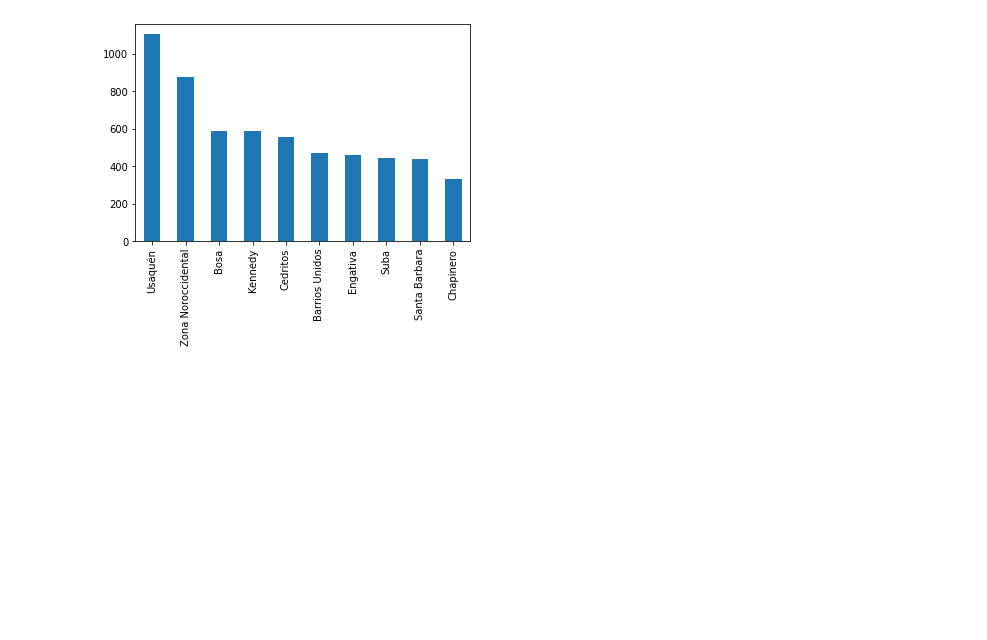
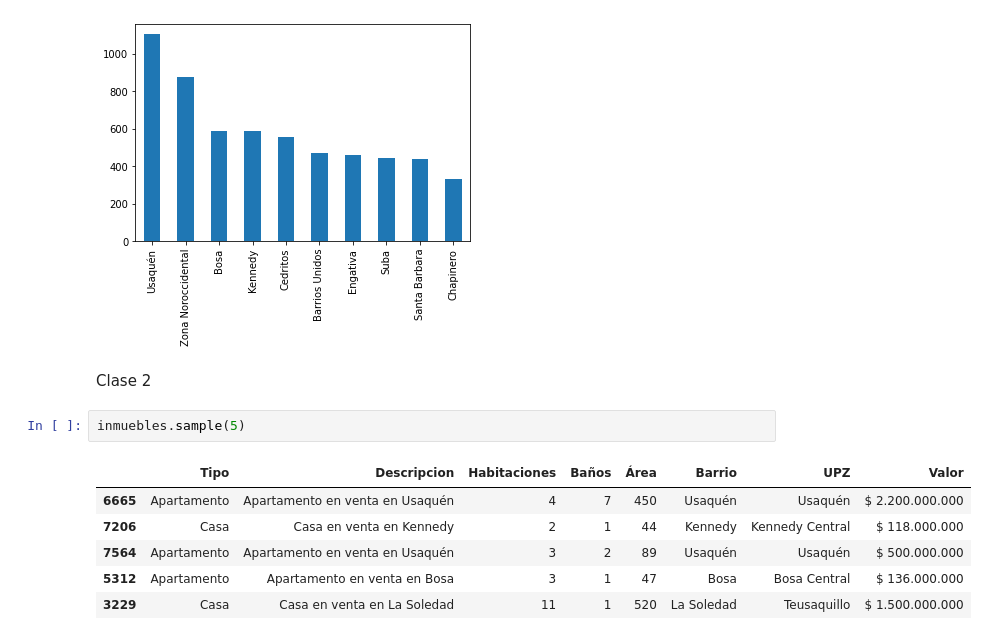
Before and after one commit to FernandoDz/Inmersion-de-Datos, a Jupyter notebook: InmersionDatos.ipynb, the cells around one changed output. Cells and saved outputs as stored; diff of their text form; blank space fills up the shorter version.

```diff
--- a/InmersionDatos.ipynb
+++ b/InmersionDatos.ipynb
@@ -154,3 +154,14 @@ inmuebles_barrio.head(10).plot.bar()
 # %% [output]
 <Axes: >
 [figure]
+# %% [markdown]
+Clase 2
+# %%
+inmuebles.sample(5)
+# %% [output]
+|  | Tipo | Descripcion | Habitaciones | Baños | Área | Barrio | UPZ | Valor |
+| 6665 | Apartamento | Apartamento en venta en Usaquén | 4 | 7 | 450 | Usaquén | Usaquén | $ 2.200.000.000 |
+| 7206 | Casa | Casa en venta en Kennedy | 2 | 1 | 44 | Kennedy | Kennedy Central | $ 118.000.000 |
+| 7564 | Apartamento | Apartamento en venta en Usaquén | 3 | 2 | 89 | Usaquén | Usaquén | $ 500.000.000 |
+| 5312 | Apartamento | Apartamento en venta en Bosa | 3 | 1 | 47 | Bosa | Bosa Central | $ 136.000.000 |
+| 3229 | Casa | Casa en venta en La Soledad | 11 | 1 | 520 | La Soledad | Teusaquillo | $ 1.500.000.000 |
```
Also changed, not shown: parts of 16 cells of this notebook.
